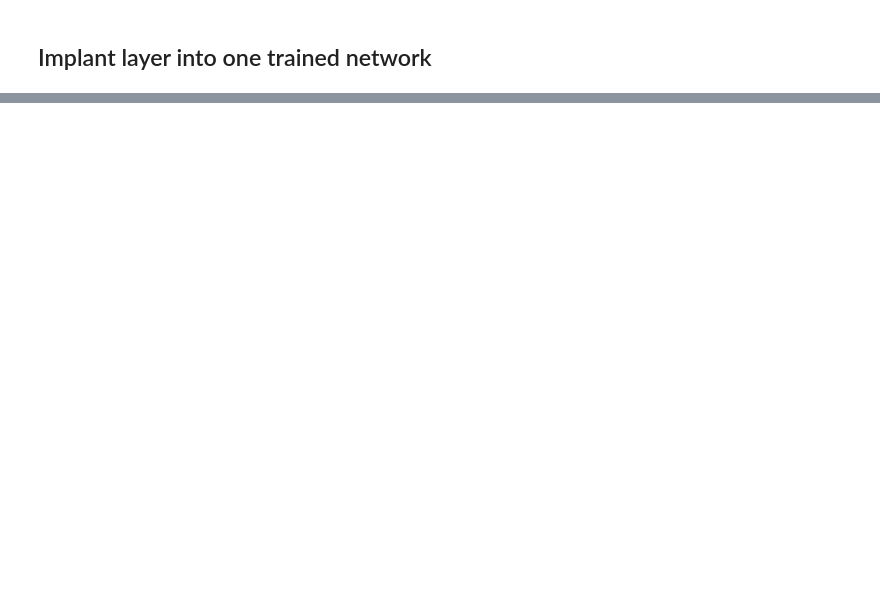
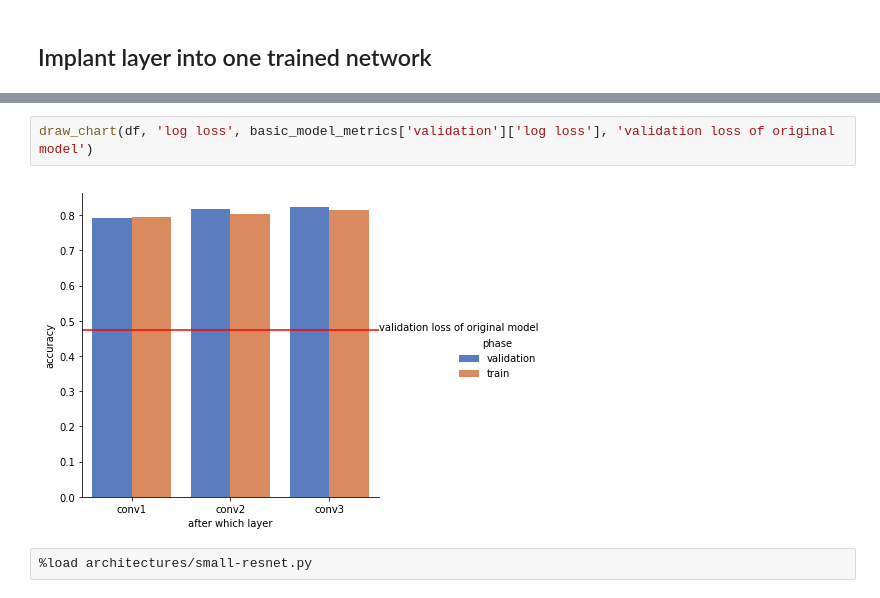
Before and after one commit to stared/frankenstein-networks, a Jupyter notebook: 02 - Simple networks with Quick draw dataset - part 2.ipynb, the cells around one changed output, grey strips where cells are left out. Cells and saved outputs as stored; diff of their text form; blank space fills up the shorter version.

```diff
--- a/02 - Simple networks with Quick draw dataset - part 2.ipynb
+++ b/02 - Simple networks with Quick draw dataset - part 2.ipynb
@@ -319,0 +318,6 @@ plt.axhline(basic_model_metrics['validation']['log loss'], color='r')
+# %%
+draw_chart(df, 'log loss', basic_model_metrics['validation']['log loss'], 'validation loss of original model')
+# %% [output]
+[figure, added]
+# %%
+%load architectures/small-resnet.py
```
Also changed, not shown: parts of 7 cells of this notebook.
